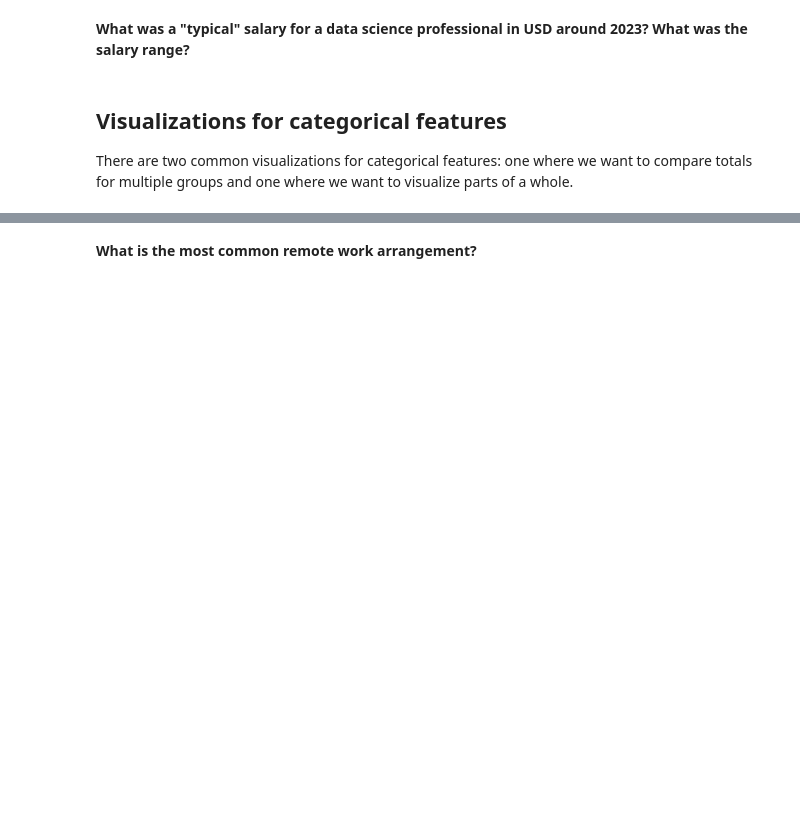
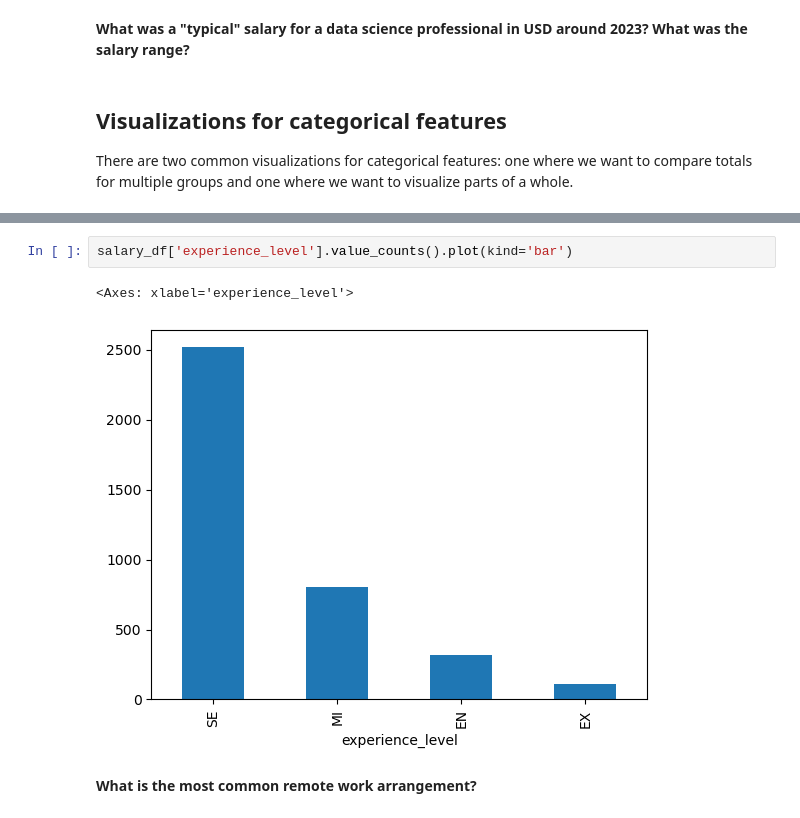
Before and after one commit to sagefhopkins/Data_Visualization_And_Modeling, a Jupyter notebook: Lecture/Week 1/1.1 - Data Visualization.ipynb, the cells around one changed output, grey strips where cells are left out. Drawn from its saved outputs; the diff is of its cells as text; blank space fills up the shorter version.

```diff
--- a/Lecture/Week 1/1.1 - Data Visualization.ipynb
+++ b/Lecture/Week 1/1.1 - Data Visualization.ipynb
@@ -197,2 +326,7 @@ There are two common visualizations for categorical features: one where we want
+# %%
+salary_df['experience_level'].value_counts().plot(kind='bar')
+# %% [output]
+<Axes: xlabel='experience_level'>
+[figure, added]
 # %% [markdown]
 **What is the most common remote work arrangement?**
```
Also changed, not shown: parts of 22 cells of this notebook.
